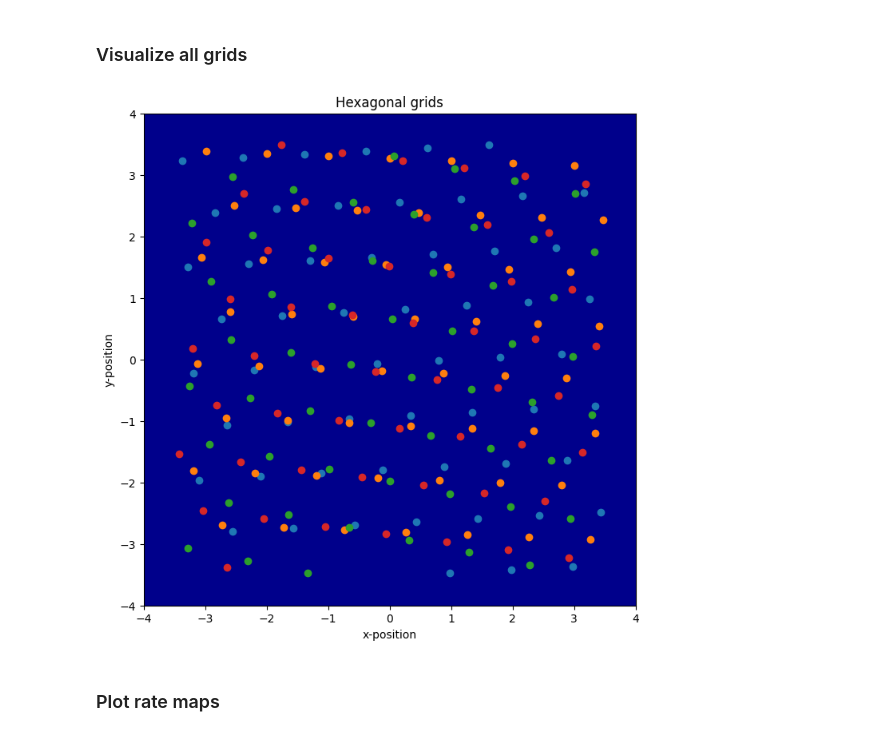
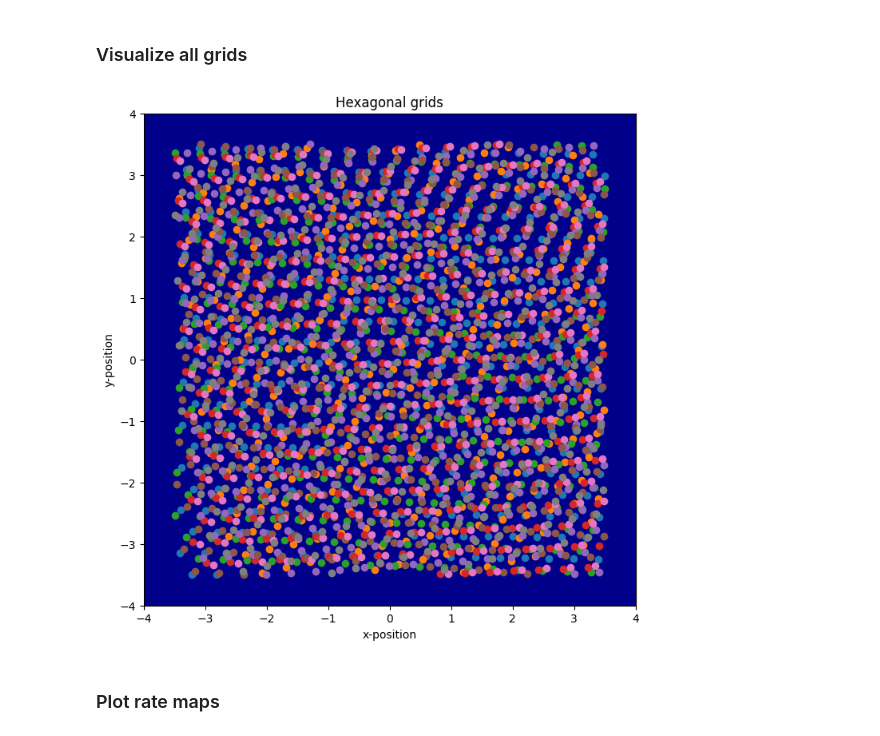
Before and after one commit to geometric-intelligence/neurometry, a Jupyter notebook: neuralgeom/notebooks/09_grid_cells_var_orientation.ipynb, the cells around one changed output. Cells and saved outputs as stored; diff of their text form; code cells hidden in the pictures.

```diff
--- a/neuralgeom/notebooks/09_grid_cells_var_orientation.ipynb
+++ b/neuralgeom/notebooks/09_grid_cells_var_orientation.ipynb
@@ -83,7 +83,7 @@ def generate_all_grids(grid_scale, arena_dims, n_cells, grid_orientation_mean, g
         phase_i = np.multiply([lx, ly], np.random.rand(2))
         lattice_i = np.matmul(rot_i, ref_lattice.T).T + phase_i
 
-        lattice_i = np.where(abs(lattice_i) < dims / 2, lattice_i, None)
+        lattice_i = np.where(abs(lattice_i) < arena_dims / 2, lattice_i, None)
 
         grids[i, :, :] = lattice_i
 
@@ -146,16 +146,16 @@ def create_rate_maps(grids, field_width, arena_dims, resolution):
 # %% [markdown]
 ### Visualize all grids
 # %%
-grid_scale = 1
+grid_scale = 0.4
 arena_dims = np.array([7, 7])
-n_cells = 4
+n_cells = 8
 grid_orientation_mean = 0
 grid_orientation_std = 6
 
 grids = generate_all_grids(grid_scale, arena_dims, n_cells, grid_orientation_mean, grid_orientation_std)
 viz(grids, arena_dims)
 # %% [output]
-[figure, old version]
+[figure, new version]
 # %% [markdown]
 ### Plot rate maps
 # %%
```
Also changed, not shown: 2 other files.
